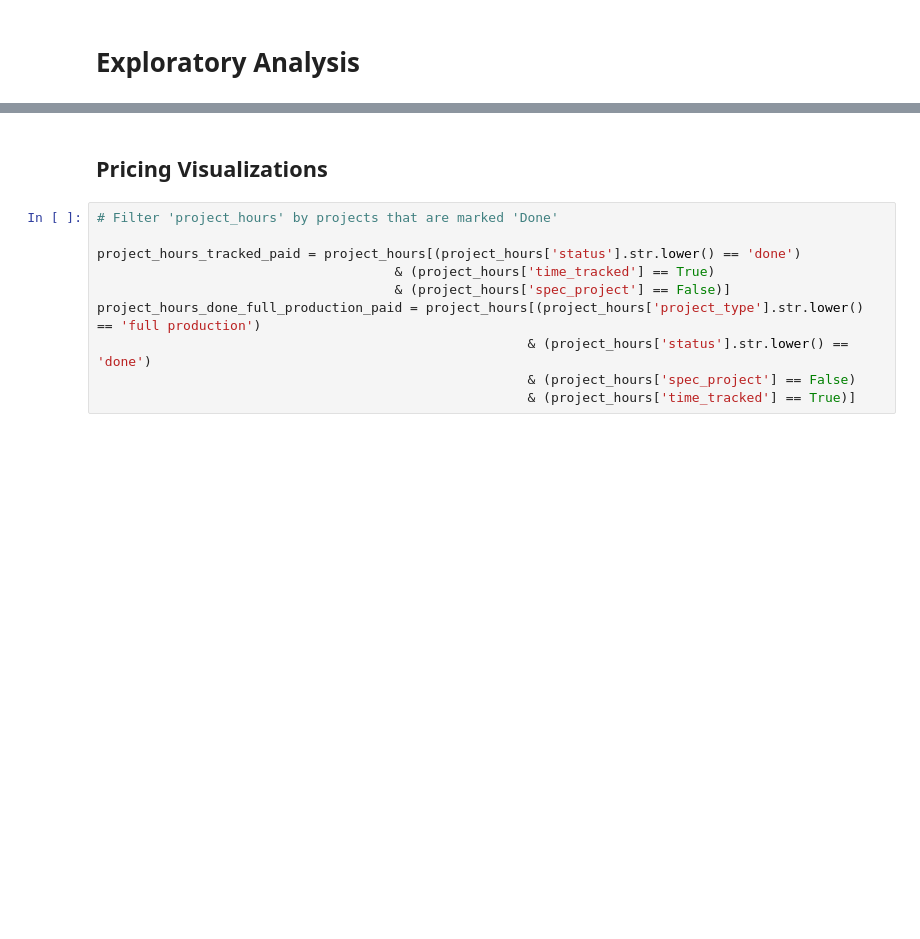
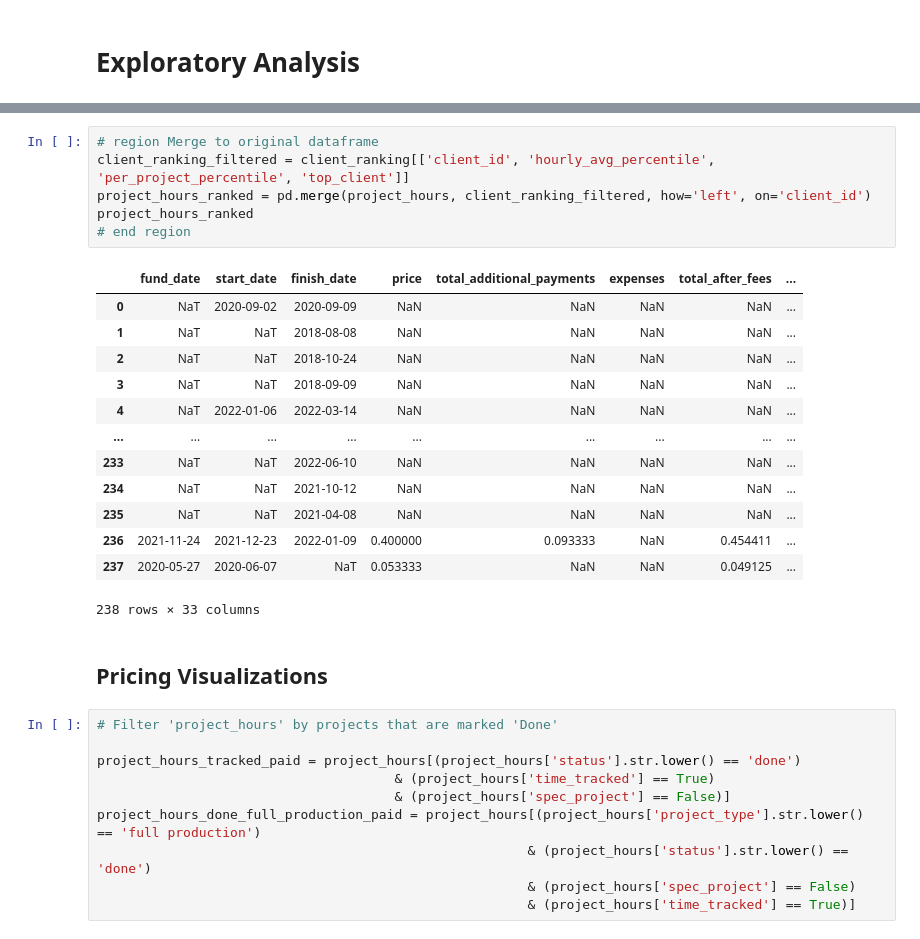
Before and after one commit to awkwardarm/Portfolio-Projects, a Jupyter notebook: Client Analysis/Porftolio Project - Client Analysis.ipynb, the cells around one changed output, grey strips where cells are left out. Cells and saved outputs as stored; diff of their text form; blank space fills up the shorter version.

Commit message:
updated client ranking

```diff
--- a/Client Analysis/Porftolio Project - Client Analysis.ipynb
+++ b/Client Analysis/Porftolio Project - Client Analysis.ipynb
@@ -26,3 +151,23 @@ project_hours[['client_id', 'project_id']] = project_hours[['client_id', 'projec
+# %%
+# region Merge to original dataframe
+client_ranking_filtered = client_ranking[['client_id', 'hourly_avg_percentile', 'per_project_percentile', 'top_client']]
+project_hours_ranked = pd.merge(project_hours, client_ranking_filtered, how='left', on='client_id')
+project_hours_ranked
+# end region
+# %% [output]
+|  | fund_date | start_date | finish_date | price | total_additional_payments | expenses | total_after_fees | ... |
+| 0 | NaT | 2020-09-02 | 2020-09-09 | NaN | NaN | NaN | NaN | ... |
+| 1 | NaT | NaT | 2018-08-08 | NaN | NaN | NaN | NaN | ... |
+| 2 | NaT | NaT | 2018-10-24 | NaN | NaN | NaN | NaN | ... |
+| 3 | NaT | NaT | 2018-09-09 | NaN | NaN | NaN | NaN | ... |
+| 4 | NaT | 2022-01-06 | 2022-03-14 | NaN | NaN | NaN | NaN | ... |
+| ... | ... | ... | ... | ... | ... | ... | ... | ... |
+| 233 | NaT | NaT | 2022-06-10 | NaN | NaN | NaN | NaN | ... |
+| 234 | NaT | NaT | 2021-10-12 | NaN | NaN | NaN | NaN | ... |
+| 235 | NaT | NaT | 2021-04-08 | NaN | NaN | NaN | NaN | ... |
+| 236 | 2021-11-24 | 2021-12-23 | 2022-01-09 | 0.400000 | 0.093333 | NaN | 0.454411 | ... |
+| 237 | 2020-05-27 | 2020-06-07 | NaT | 0.053333 | NaN | NaN | 0.049125 | ... |
+238 rows × 33 columns
 # %% [markdown]
 ## Pricing Visualizations
 # %%
```
Also changed, not shown: parts of 13 cells of this notebook, 6 other files.
